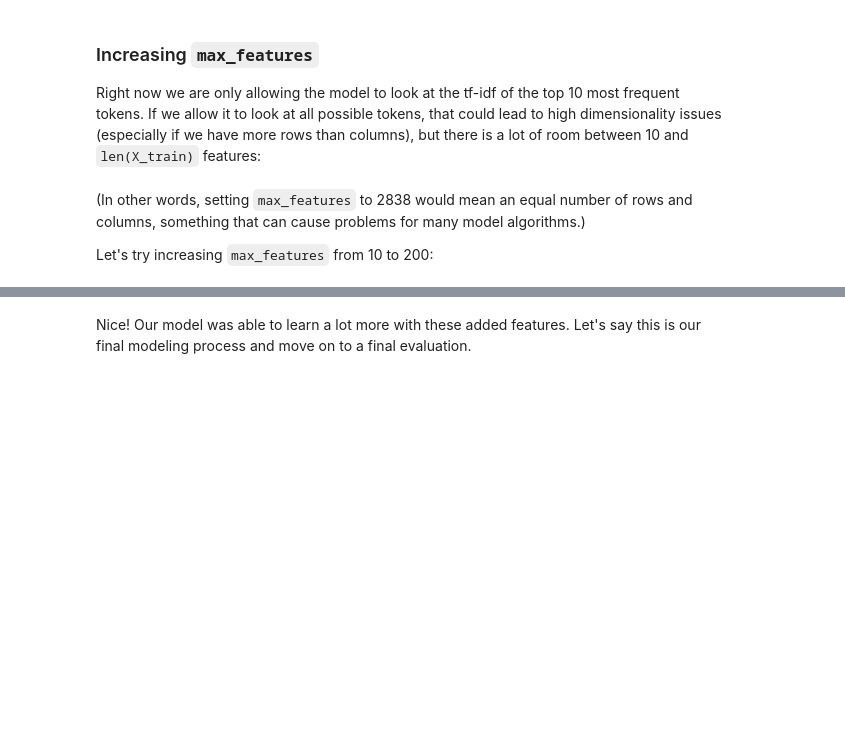
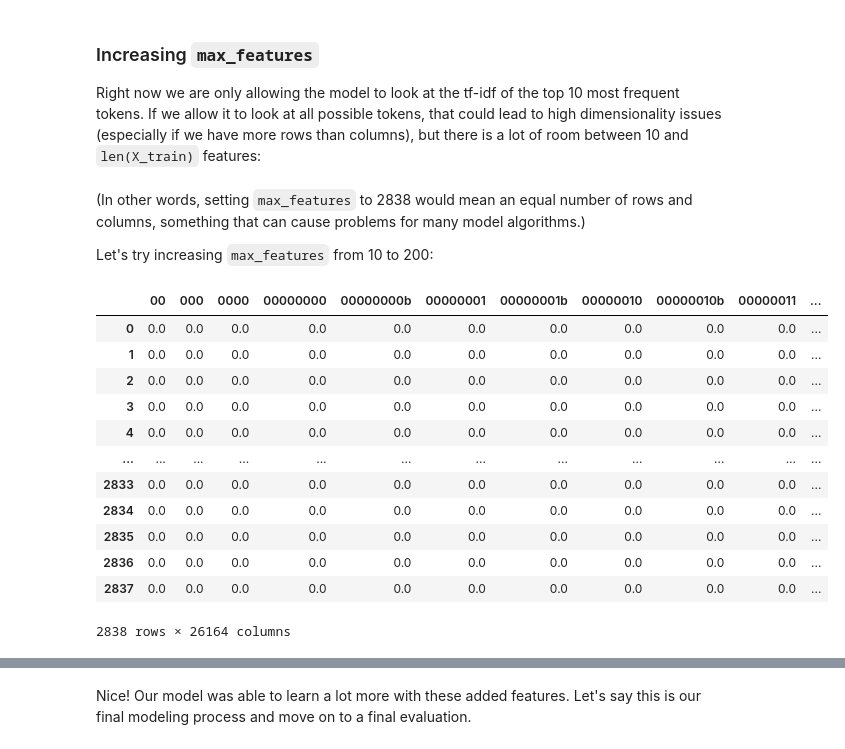
Before and after one commit to jbenasuli/flatiron-cumulative-labs, a Jupyter notebook: phase-4/dsc-nlp-lab-master/index.ipynb, the cells around one changed output, grey strips where cells are left out. Saved outputs shown, nothing was run; the diff lists cells and outputs as text; code cells hidden in the pictures; blank space fills up the shorter version.

```diff
--- a/phase-4/dsc-nlp-lab-master/index.ipynb
+++ b/phase-4/dsc-nlp-lab-master/index.ipynb
@@ -778,22 +1004,36 @@ Let's try increasing `max_features` from 10 to 200:
 # %%
 # Replace None with appropriate code
 
 # Instantiate the vectorizer
 tfidf = TfidfVectorizer(
     max_features=None,
     stop_words=stemmed_stopwords,
     tokenizer=stem_and_tokenize
 )
 
 # Fit the vectorizer on X_train["text"] and transform it
 X_train_vectorized = tfidf.fit_transform(X_train["text"])
 
 # Create a full df of vectorized + engineered features
-X_train_vectorized_df = pd.DataFrame(X_train_vectorized.toarray(), columns=tfidf.get_feature_names())
+X_train_vectorized_df = pd.DataFrame(X_train_vectorized.toarray(), columns=tfidf.get_feature_names_out())
 final_X_train = pd.concat([
     X_train_vectorized_df, X_train[["num_sentences", "contains_price", "contains_emoticon"]]
 ], axis=1)
 final_X_train
+# %% [output]
+|  | 00 | 000 | 0000 | 00000000 | 00000000b | 00000001 | 00000001b | 00000010 | 00000010b | 00000011 | ... |
+| 0 | 0.0 | 0.0 | 0.0 | 0.0 | 0.0 | 0.0 | 0.0 | 0.0 | 0.0 | 0.0 | ... |
+| 1 | 0.0 | 0.0 | 0.0 | 0.0 | 0.0 | 0.0 | 0.0 | 0.0 | 0.0 | 0.0 | ... |
+| 2 | 0.0 | 0.0 | 0.0 | 0.0 | 0.0 | 0.0 | 0.0 | 0.0 | 0.0 | 0.0 | ... |
+| 3 | 0.0 | 0.0 | 0.0 | 0.0 | 0.0 | 0.0 | 0.0 | 0.0 | 0.0 | 0.0 | ... |
+| 4 | 0.0 | 0.0 | 0.0 | 0.0 | 0.0 | 0.0 | 0.0 | 0.0 | 0.0 | 0.0 | ... |
+| ... | ... | ... | ... | ... | ... | ... | ... | ... | ... | ... | ... |
+| 2833 | 0.0 | 0.0 | 0.0 | 0.0 | 0.0 | 0.0 | 0.0 | 0.0 | 0.0 | 0.0 | ... |
+| 2834 | 0.0 | 0.0 | 0.0 | 0.0 | 0.0 | 0.0 | 0.0 | 0.0 | 0.0 | 0.0 | ... |
+| 2835 | 0.0 | 0.0 | 0.0 | 0.0 | 0.0 | 0.0 | 0.0 | 0.0 | 0.0 | 0.0 | ... |
+| 2836 | 0.0 | 0.0 | 0.0 | 0.0 | 0.0 | 0.0 | 0.0 | 0.0 | 0.0 | 0.0 | ... |
+| 2837 | 0.0 | 0.0 | 0.0 | 0.0 | 0.0 | 0.0 | 0.0 | 0.0 | 0.0 | 0.0 | ... |
+2838 rows × 26164 columns
 # %%
 # Run this cell without changes
 
```
Also changed, not shown: parts of 51 cells of this notebook.
